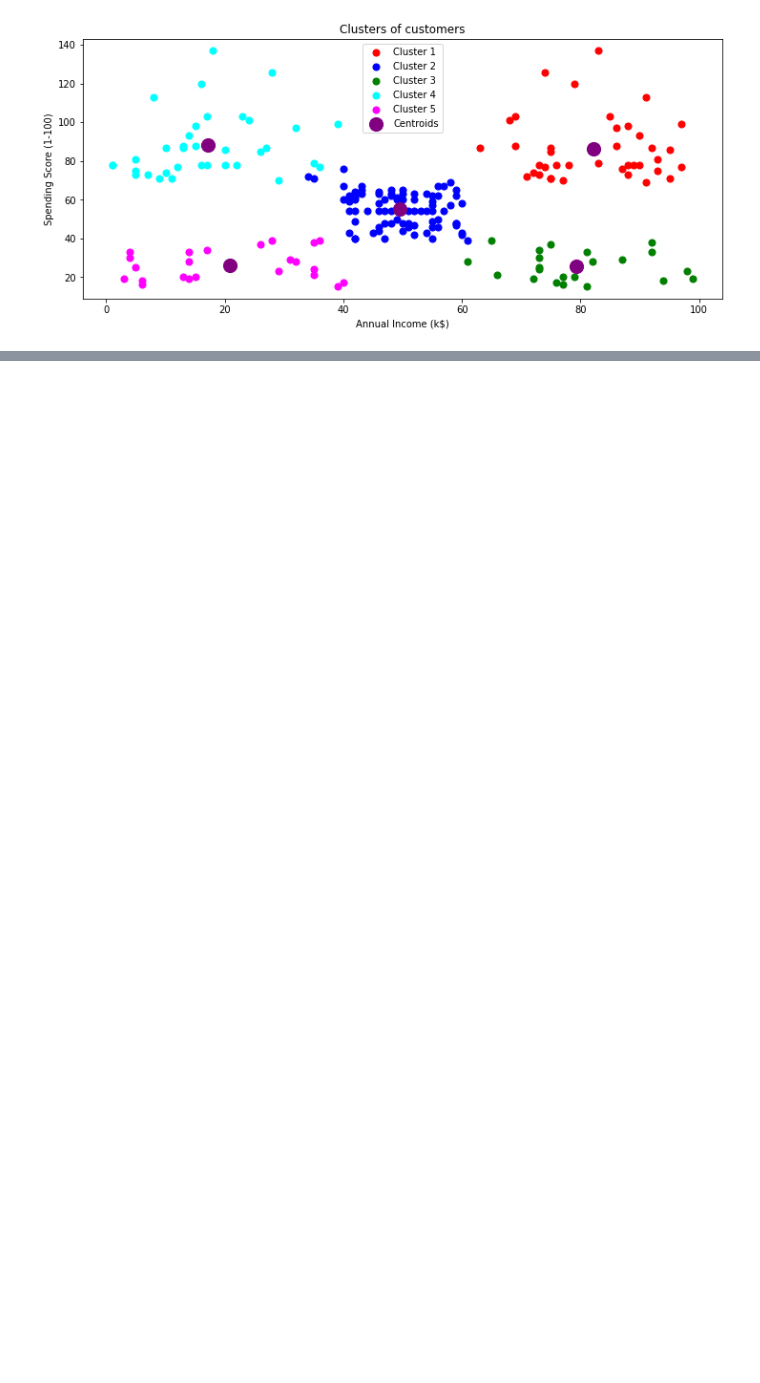
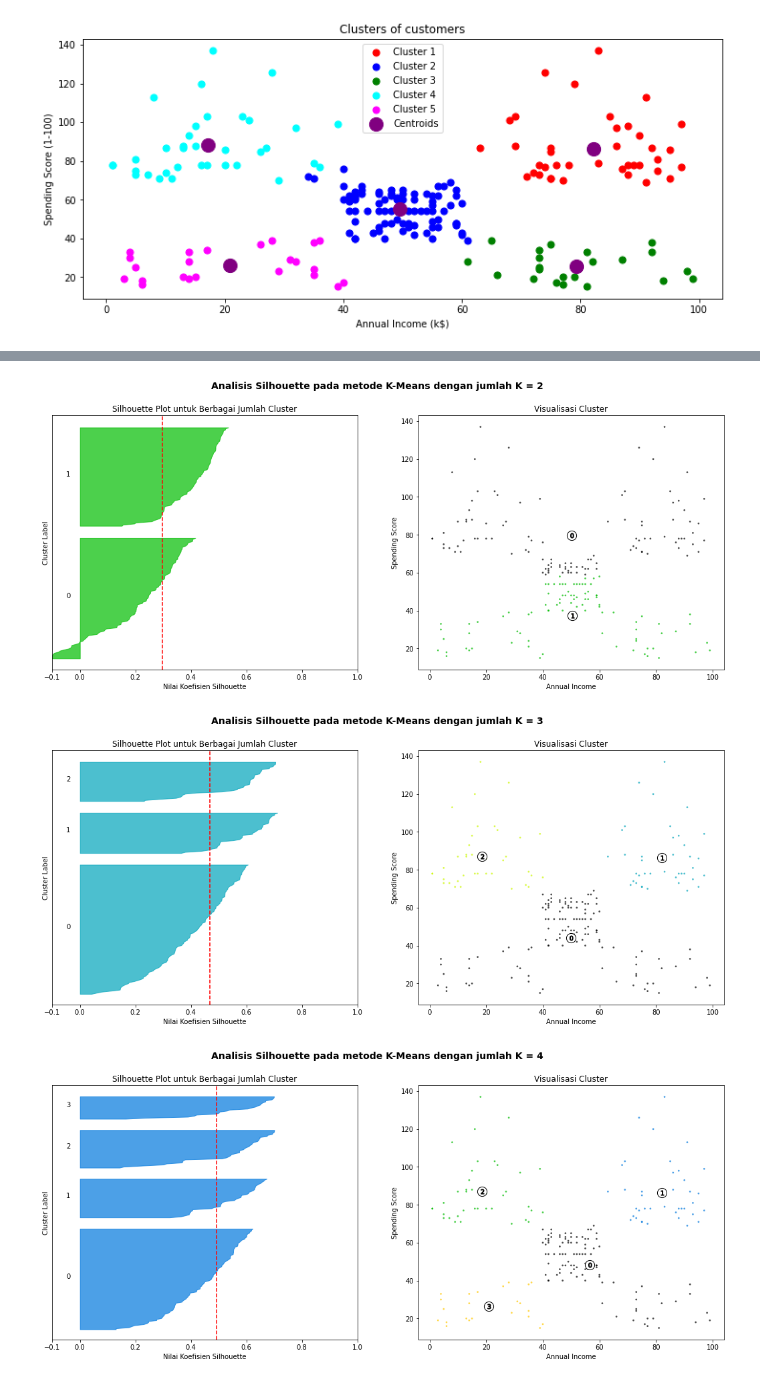
Before and after one commit to rudyhendrawn/data-course, a Jupyter notebook: data-mining/clustering/k-means.ipynb, the cells around one changed output, grey strips where cells are left out. Cells and saved outputs as stored; diff of their text form; code cells hidden in the pictures; blank space fills up the shorter version.

Commit message:
update k-means

```diff
--- a/data-mining/clustering/k-means.ipynb
+++ b/data-mining/clustering/k-means.ipynb
@@ -140,9 +142,8 @@ plt.show()
 # %%
 X = df[['Spending Score (1-100)', 'Annual Income (k$)']].values
-kmeans = KMeans(n_clusters=5,
+kmeans = KMeans(n_clusters=5, # jumlah centroid menjadi 5
                 init='k-means++',
                 random_state=111)
-kmeans.fit(X)
 y_kmeans = kmeans.fit_predict(X)
 # %%
 plt.figure(1, figsize=(12, 5))
@@ -166,10 +175,11 @@ for i in range(1, 20):
     kmeans = KMeans(n_clusters=i,
                     init='k-means++',
                     random_state=111)
-    kmeans.fit(X)
+    kmeans.fit_predict(X)
     wcss.append(kmeans.inertia_)
 plt.plot(range(1, 20), wcss)
 plt.title('The Elbow Method')
 plt.xlabel('Number of clusters')
 plt.ylabel('WCSS')
+plt.show()
 # %% [output]
@@ -177,0 +195,71 @@ Text(0, 0.5, 'WCSS')
+# %%
+from sklearn.metrics import silhouette_samples, silhouette_score
+import matplotlib.cm as cm
+
+jumlah_clusters = [2, 3, 4, 5, 6, 7]
+for cluster in jumlah_clusters:
+    # Buat subplot untuk visualisasi dengan format 1 baris dan 2 kolom
+    fig, (ax1, ax2) = plt.subplots(1, 2)
+    fig.set_size_inches(18, 7)
+
+    # Subplot pertama adalah silhouette plot
+    ax1.set_xlim([-0.1, 1])
+    ax1.set_ylim([0, len(X) + (cluster + 1) * 10])
+
+    # Inisialisasi objek KMeans
+    kmeans = KMeans(n_clusters=cluster,
+                    init='k-means++',
+                    random_state=111)
+    cluster_labels = kmeans.fit_predict(X)
+
+    # Hitung rata-rata nilai silhouette untuk semua sampel
+    silhouette_avg = silhouette_score(X, cluster_labels)
+    print('Untuk jumlah clusters = {}, Avg. Silhouette Score = {}'.format(cluster, np.round(silhouette_avg, 2)))
+
+    # Hitung nilai silhouette untuk setiap cluster
+    sample_silhouette_values = silhouette_samples(X, cluster_labels)
+
+    y_lower = 10
+    for i in range(cluster):
+        ith_cluster_silhouette_values = sample_silhouette_values[cluster_labels==i]
+        ith_cluster_silhouette_values.sort()
+
+        size_cluster_i = ith_cluster_silhouette_values.shape[0]
+        y_upper = y_lower + size_cluster_i
+
+        color = cm.nipy_spectral(float(1) / cluster)
+        ax1.fill_betweenx(np.arange(y_lower, y_upper), 0, ith_cluster_silhouette_values,
+                          facecolor=color, edgecolor=color, alpha=0.7)
+
+        # Berikan label pada silhouette plot
+        ax1.text(-0.05, y_lower + 0.5 * size_cluster_i, str(i))
+        y_lower = y_upper + 10
+
+    ax1.set_title('Silhouette Plot untuk Berbagai Jumlah Cluster')
+    ax1.set_xlabel('Nilai Koefisien Silhouette')
+    ax1.set_ylabel('Cluster Label')
+
+    # Berikan garis vertical yang menunjukkan nilai rata-rata nilai silhouette
+    ax1.axvline(x=silhouette_avg, color='red', linestyle='--')
+
+    ax1.set_yticks([])
+    ax1.set_xticks([-0.1, 0, 0.2, 0.4, 0.6, 0.8, 1])
+
+    # Plot kedua untuk visualisasi cluster
+    colors = cm.nipy_spectral(cluster_labels.astype(float) / cluster)
+    ax2.scatter(X[:, 0], X[:, 1], marker='.', s=30, lw=0, alpha=0.7, c=colors, edgecolor='k')
+
+    # Berikan label pada plot
+    centers = kmeans.cluster_centers_
+    ax2.scatter(centers[:, 0], centers[:, 1], marker='o', c='white', alpha=1, s=200, edgecolor='k')
+
+    for i, c in enumerate(centers):
+        ax2.scatter(c[0], c[1], marker='$%d$' % i, alpha=1, s=50, edgecolor='k')
+
+    ax2.set_title('Visualisasi Cluster')
+    ax2.set_xlabel('Annual Income')
+    ax2.set_ylabel('Spending Score')
+
+    plt.suptitle(('Analisis Silhouette pada metode K-Means dengan jumlah K = %d' % cluster),
+                 fontsize=14, fontweight='bold')
+# %% [output]
@@ -177,0 +272,3 @@ Text(0, 0.5, 'WCSS')
+[figure, added]
+[figure, added]
+[figure, added]
```
Also changed, not shown: parts of 26 cells of this notebook, 4 other files.
